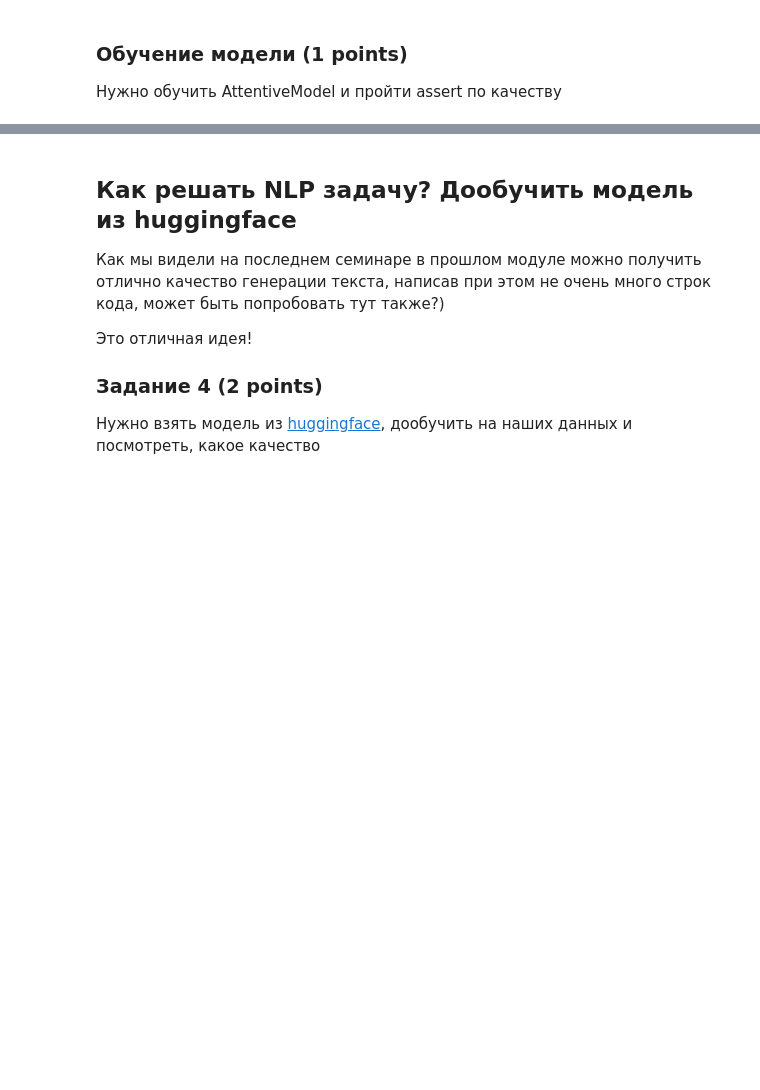
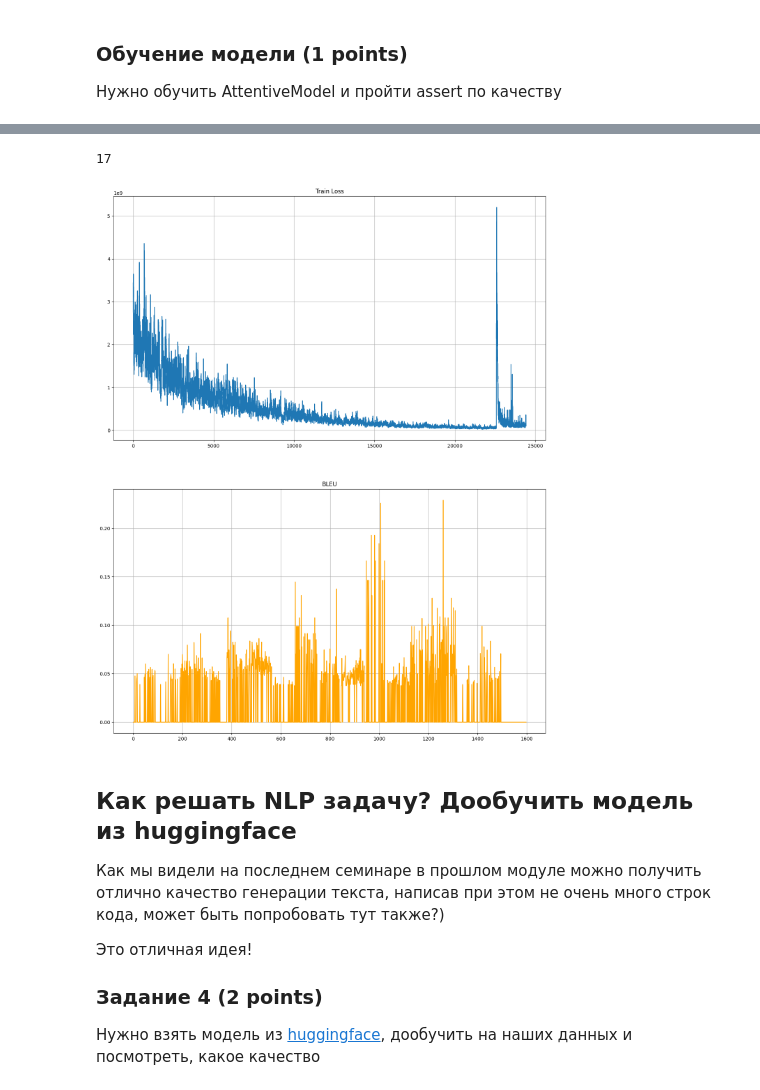
Before and after one commit to krottttt/iad, a Jupyter notebook: sem_4_hw_2/hw2.ipynb, the cells around one changed output, grey strips where cells are left out. Cells and saved outputs as stored; diff of their text form; code cells hidden in the pictures; blank space fills up the shorter version.

Commit message:
ver2.0: AttentionModel checkpoint

```diff
--- a/sem_4_hw_2/hw2.ipynb
+++ b/sem_4_hw_2/hw2.ipynb
@@ -411,0 +445,17 @@ num_iter = 25000
+# %%
+train_set = NlpDataset_tr(inp_voc,out_voc,train_inp, train_out)
+dev_set = NlpDataset_dev(dev_inp, dev_out)
+train_loader = DataLoader(
+    dataset=train_set,
+    batch_size= batch_size,
+    shuffle=True)
+
+dev_loader = DataLoader(
+    dataset=dev_set,
+    batch_size=batch_size,
+    shuffle=False
+    )
+# %%
+epoches = int(num_iter/len(train_loader))
+# %%
+metrics = {'train_loss': [], 'dev_bleu': [] }
@@ -528,3 +921,46 @@ class AttentiveModel(BasicModel):
+# %%
+epoches = int(num_iter/len(train_loader))
+epoches
+# %% [output]
+17
+# %%
+metrics = {'train_loss': [], 'dev_bleu': [] }
+for epoch in range(epoches):
+    model = model.train()
+    for data in tqdm(train_loader,desc = 'Эпоха '+str(epoch)):
+        inp, out = data[0].to(device),data[1].to(device)
+        loss = loss_function(model,inp,out)
+#         print(metrics['train_loss'])
+        loss.backward()
+        opt.step()
+        opt.zero_grad()
+        metrics['train_loss'].append(loss.cpu().detach().numpy())
+#         print(metrics['train_loss'])
+#         wandb.log({
+#         "Epoch": epoch,
+#         "Mean Train Loss": sum(loss_tr)/len(loss_tr),
+#         "Train Acc": Acur(pred_tr,targ_tr),
+#         "Learning rate": scheduler.get_last_lr()[0]})
+    for data in tqdm(dev_loader,desc ='Эпоха валидация'+str(epoch)):
+        inp, out = data[0],data[1]
+#         inp = self.inp_voc.to_matrix(inp_lines).to(device)
+#         initial_state = self.encode(inp)
+#         out_ids, states = self.decode_inference(initial_state, **kwargs)
+#         self.out_voc.to_lines(out_ids.cpu().numpy()), states
+        bleu = compute_bleu(model,inp,out)
+        metrics['dev_bleu'].append(bleu)
+    clear_output()
+    fig = plt.figure(figsize=(16,20))
+    ax1,ax2 = fig.subplots(2,1)
+    ax1.plot(metrics['train_loss'])
+    ax1.grid()
+    ax1.set_title('Train Loss')
+    ax2.plot(metrics['dev_bleu'],color = 'orange')
+    ax2.grid()
+    ax2.set_title('BLEU')
+    plt.show(block=True)
+# %% [output]
+[figure, added]
 # %%
 <YOUR CODE: create AttentiveModel and training utilities>
 # %%
```
Also changed, not shown: parts of 29 cells of this notebook.
